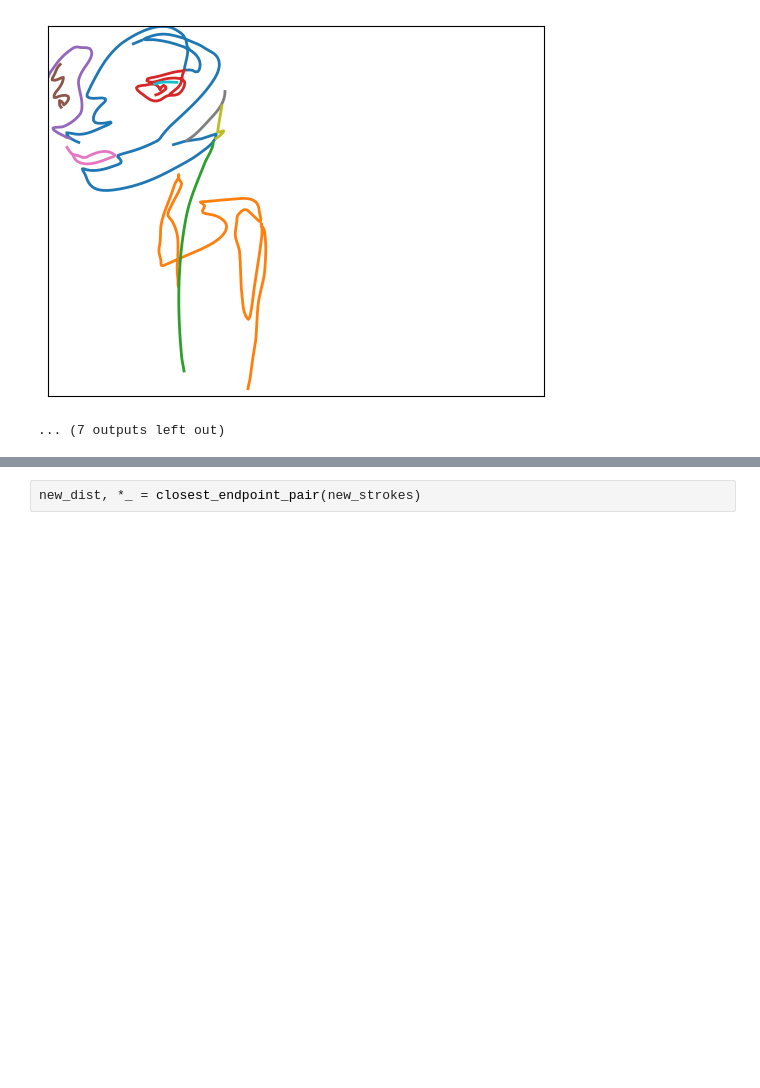
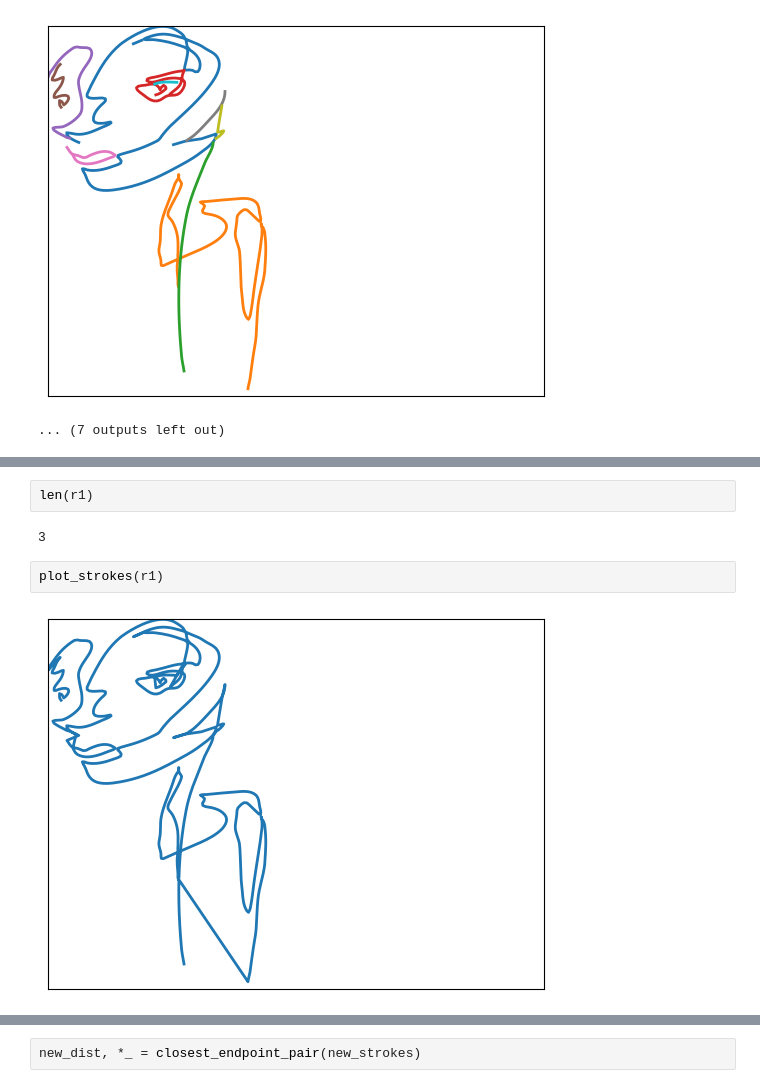
Before and after one commit to andrewlook/singleline_dataset, a Jupyter notebook: nbs/05a_path_joining.ipynb, the cells around one changed output, grey strips where cells are left out. Saved outputs shown, nothing was run; the diff lists cells and outputs as text; blank space fills up the shorter version.

```diff
--- a/nbs/05a_path_joining.ipynb
+++ b/nbs/05a_path_joining.ipynb
@@ -307,0 +433,8 @@ plot_strokes(r0)
+# %%
+len(r1)
+# %% [output]
+3
+# %%
+plot_strokes(r1)
+# %% [output]
+[figure, added]
```
Also changed, not shown: parts of 13 cells of this notebook, 5 other files.
